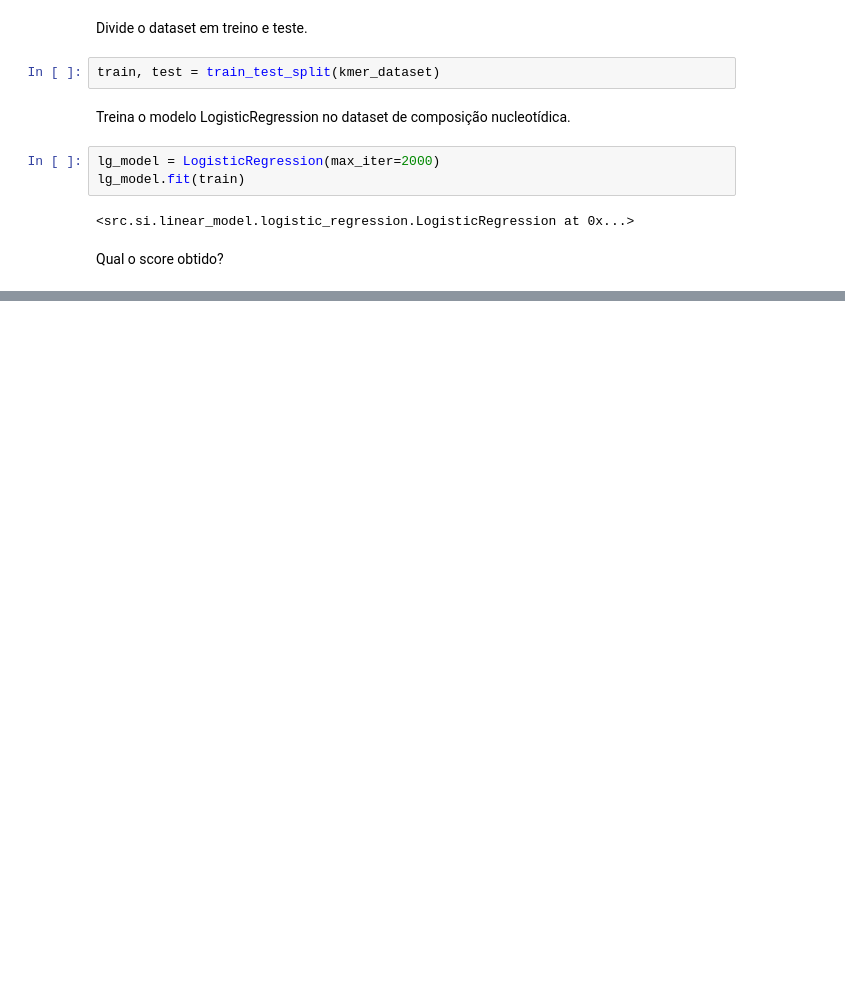
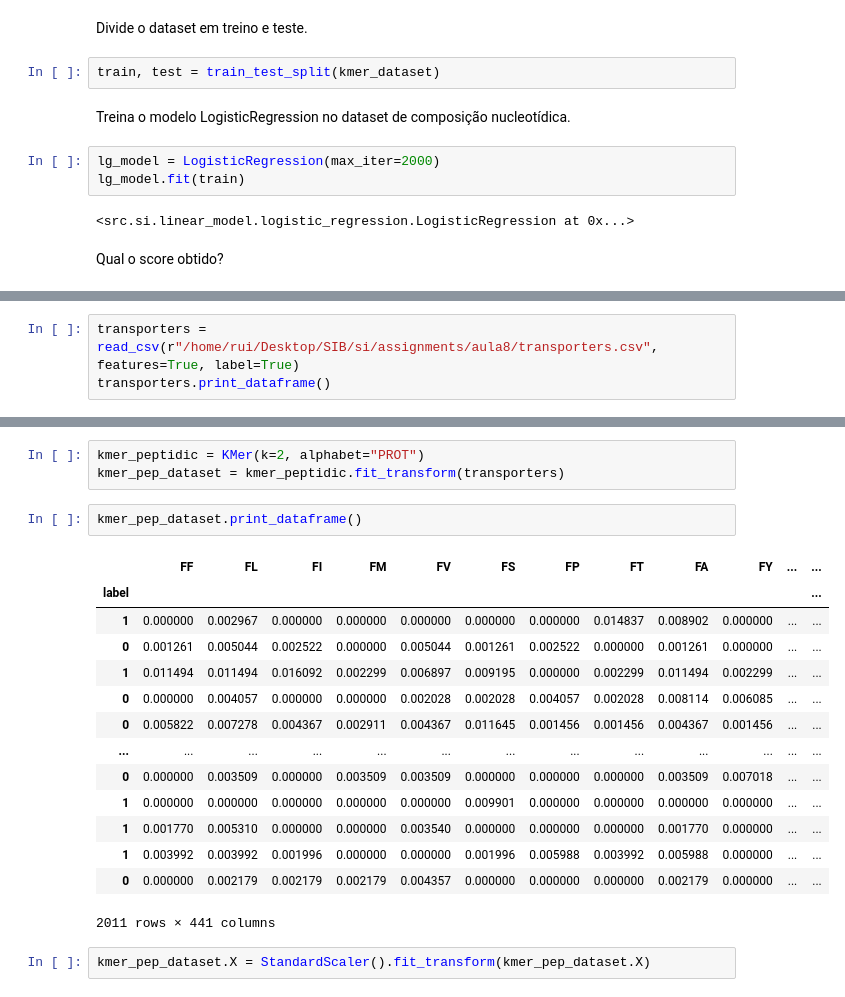
Before and after one commit to ruigomesbioinf/si, a Jupyter notebook: assignments/aula8/test_feature_extraction.ipynb, the cells around one changed output, grey strips where cells are left out. Cells and saved outputs as stored; diff of their text form; blank space fills up the shorter version.

```diff
--- a/assignments/aula8/test_feature_extraction.ipynb
+++ b/assignments/aula8/test_feature_extraction.ipynb
@@ -66,0 +56,3 @@ pd.DataFrame(kmer_dataset.X)
+# %%
+transporters = read_csv(r"/home/rui/Desktop/SIB/si/assignments/aula8/transporters.csv", features=True, label=True)
+transporters.print_dataframe()
@@ -66,0 +74,22 @@ pd.DataFrame(kmer_dataset.X)
+# %%
+kmer_peptidic = KMer(k=2, alphabet="PROT")
+kmer_pep_dataset = kmer_peptidic.fit_transform(transporters)
+# %%
+kmer_pep_dataset.print_dataframe()
+# %% [output]
+|  | FF | FL | FI | FM | FV | FS | FP | FT | FA | FY | ... | ... |
+| label |  |  |  |  |  |  |  |  |  |  |  | ... |
+| 1 | 0.000000 | 0.002967 | 0.000000 | 0.000000 | 0.000000 | 0.000000 | 0.000000 | 0.014837 | 0.008902 | 0.000000 | ... | ... |
+| 0 | 0.001261 | 0.005044 | 0.002522 | 0.000000 | 0.005044 | 0.001261 | 0.002522 | 0.000000 | 0.001261 | 0.000000 | ... | ... |
+| 1 | 0.011494 | 0.011494 | 0.016092 | 0.002299 | 0.006897 | 0.009195 | 0.000000 | 0.002299 | 0.011494 | 0.002299 | ... | ... |
+| 0 | 0.000000 | 0.004057 | 0.000000 | 0.000000 | 0.002028 | 0.002028 | 0.004057 | 0.002028 | 0.008114 | 0.006085 | ... | ... |
+| 0 | 0.005822 | 0.007278 | 0.004367 | 0.002911 | 0.004367 | 0.011645 | 0.001456 | 0.001456 | 0.004367 | 0.001456 | ... | ... |
+| ... | ... | ... | ... | ... | ... | ... | ... | ... | ... | ... | ... | ... |
+| 0 | 0.000000 | 0.003509 | 0.000000 | 0.003509 | 0.003509 | 0.000000 | 0.000000 | 0.000000 | 0.003509 | 0.007018 | ... | ... |
+| 1 | 0.000000 | 0.000000 | 0.000000 | 0.000000 | 0.000000 | 0.009901 | 0.000000 | 0.000000 | 0.000000 | 0.000000 | ... | ... |
+| 1 | 0.001770 | 0.005310 | 0.000000 | 0.000000 | 0.003540 | 0.000000 | 0.000000 | 0.000000 | 0.001770 | 0.000000 | ... | ... |
+| 1 | 0.003992 | 0.003992 | 0.001996 | 0.000000 | 0.000000 | 0.001996 | 0.005988 | 0.003992 | 0.005988 | 0.000000 | ... | ... |
+| 0 | 0.000000 | 0.002179 | 0.002179 | 0.002179 | 0.004357 | 0.000000 | 0.000000 | 0.000000 | 0.002179 | 0.000000 | ... | ... |
+2011 rows × 441 columns
+# %%
+kmer_pep_dataset.X = StandardScaler().fit_transform(kmer_pep_dataset.X)
```
Also changed, not shown: parts of 15 cells of this notebook.
